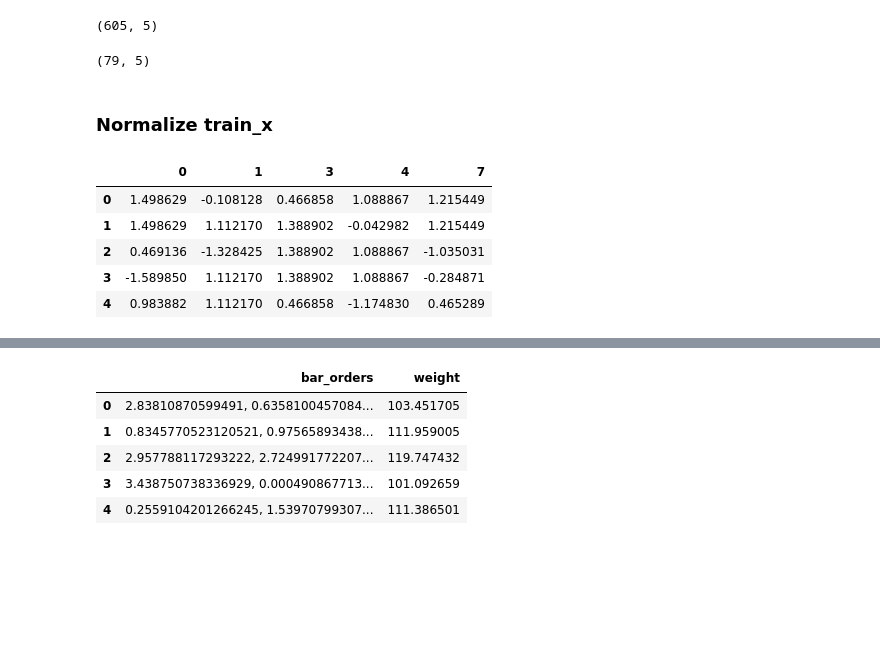
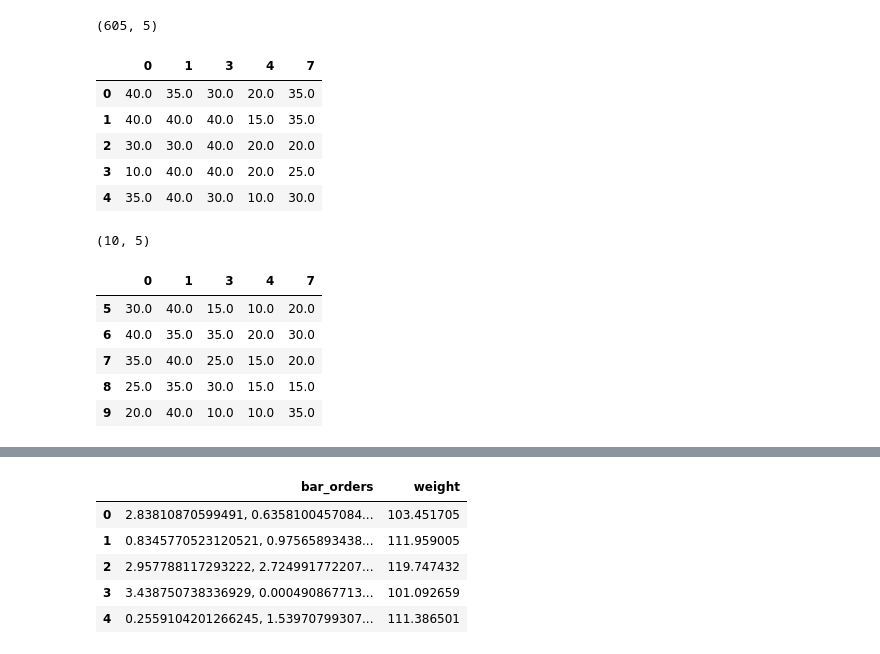
Before and after one commit to XingxinHE/FinalThesis_DL-GA, a Jupyter notebook: Stage_3_LSTM.ipynb, the cells around one changed output, grey strips where cells are left out. Cells and saved outputs as stored; diff of their text form; code cells hidden in the pictures; blank space fills up the shorter version.

```diff
--- a/Stage_3_LSTM.ipynb
+++ b/Stage_3_LSTM.ipynb
@@ -29,10 +41,3 @@ train_x.drop(columns=list('2568'), axis=1, inplace=True)
 train_x.shape
 # %% [output]
 (605, 5)
-# %%
-train_x = train_x.iloc[:79, :]
-train_x.shape
-# %% [output]
-(79, 5)
-# %% [markdown]
-### Normalize train_x
@@ -42,10 +44,9 @@ def norm(x):
 # %%
-train_x = norm(train_x)
 train_x.head()
 # %% [output]
 |  | 0 | 1 | 3 | 4 | 7 |
-| 0 | 1.498629 | -0.108128 | 0.466858 | 1.088867 | 1.215449 |
-| 1 | 1.498629 | 1.112170 | 1.388902 | -0.042982 | 1.215449 |
-| 2 | 0.469136 | -1.328425 | 1.388902 | 1.088867 | -1.035031 |
-| 3 | -1.589850 | 1.112170 | 1.388902 | 1.088867 | -0.284871 |
-| 4 | 0.983882 | 1.112170 | 0.466858 | -1.174830 | 0.465289 |
+| 0 | 40.0 | 35.0 | 30.0 | 20.0 | 35.0 |
+| 1 | 40.0 | 40.0 | 40.0 | 15.0 | 35.0 |
+| 2 | 30.0 | 30.0 | 40.0 | 20.0 | 20.0 |
+| 3 | 10.0 | 40.0 | 40.0 | 20.0 | 25.0 |
+| 4 | 35.0 | 40.0 | 30.0 | 10.0 | 30.0 |
@@ -51,0 +56,13 @@ train_x.head()
+# %%
+test_x.shape
+# %% [output]
+(10, 5)
+# %%
+test_x.tail()
+# %% [output]
+|  | 0 | 1 | 3 | 4 | 7 |
+| 5 | 30.0 | 40.0 | 15.0 | 10.0 | 20.0 |
+| 6 | 40.0 | 35.0 | 35.0 | 20.0 | 30.0 |
+| 7 | 35.0 | 40.0 | 25.0 | 15.0 | 20.0 |
+| 8 | 25.0 | 35.0 | 30.0 | 15.0 | 15.0 |
+| 9 | 20.0 | 40.0 | 10.0 | 10.0 | 35.0 |
```
Also changed, not shown: parts of 54 cells of this notebook.
